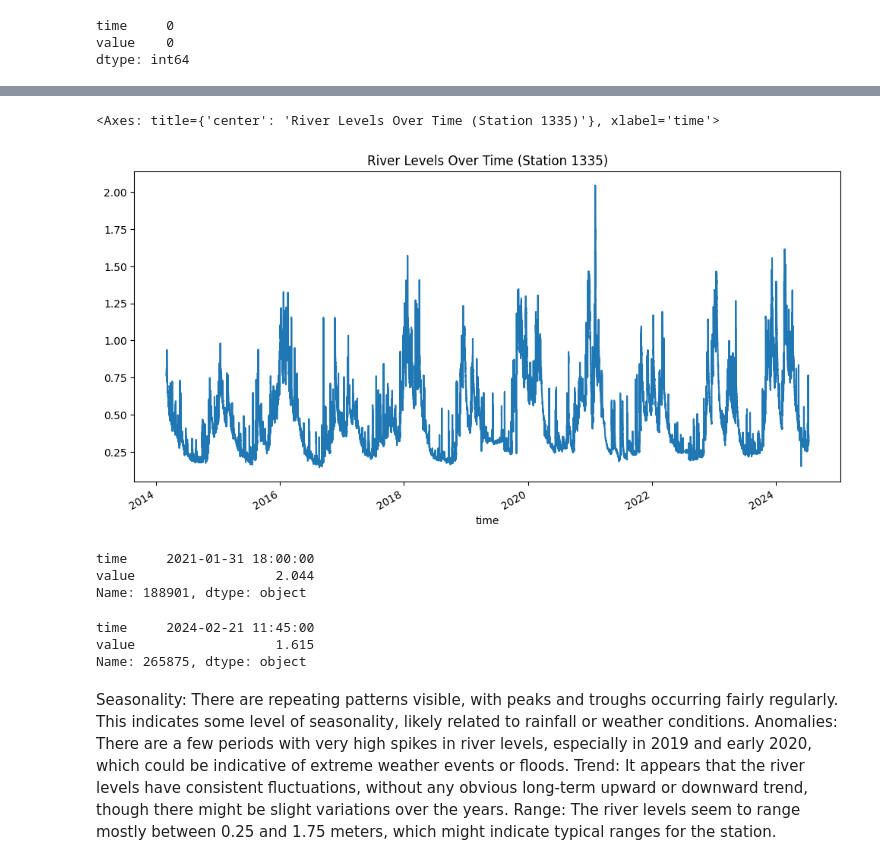
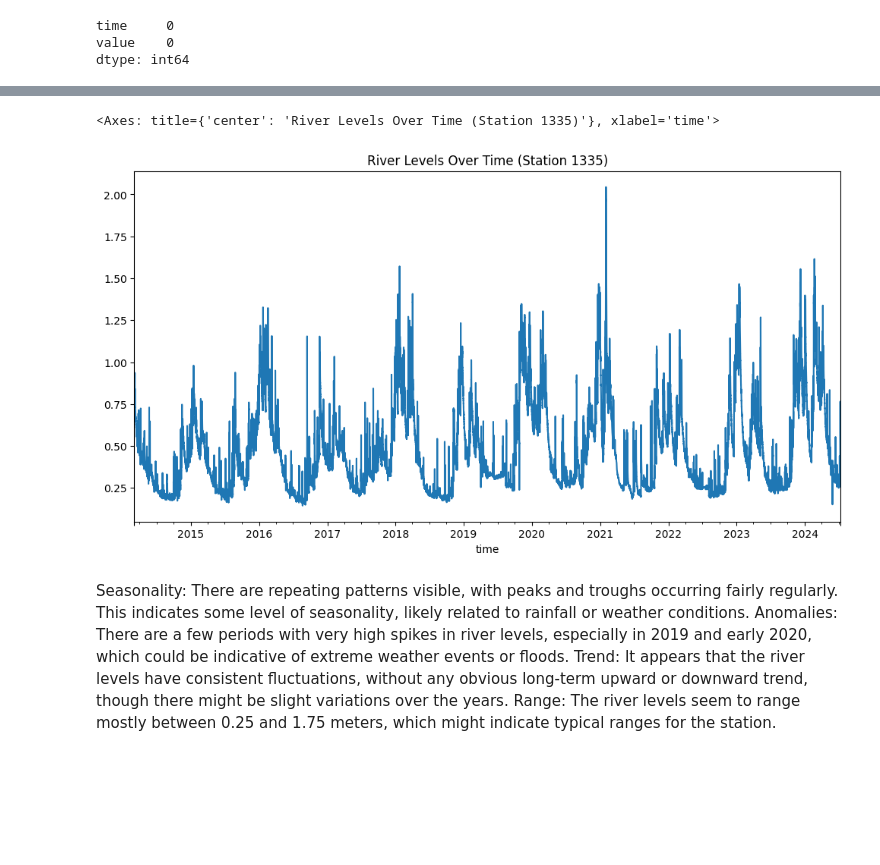
Before and after one commit to mishadcf/Flood-Prediction-Cornwall, a Jupyter notebook: notebooks/EDA.ipynb, the cells around one changed output, grey strips where cells are left out. Cells and saved outputs as stored; diff of their text form; code cells hidden in the pictures; blank space fills up the shorter version.

Commit message:
adds analysis on time features

```diff
--- a/notebooks/EDA.ipynb
+++ b/notebooks/EDA.ipynb
@@ -60,4 +62,4 @@ dtype: int64
 # %%
 station_1335['time'] = pd.to_datetime(station_1335['time']) # convert to datetime
 # %%
-station_1335['time'].info()
+station_1335.set_index('time', inplace=True)
@@ -138,0 +157,12 @@ station_1335.describe()
+# %%
+# Extracting time-related features
+
+station_1335['year'] = station_1335.index.year
+station_1335['month'] = station_1335.index.month
+station_1335.reset_index(inplace=True)
+station_1335['week'] = station_1335['time'].dt.isocalendar().week
+station_1335['hour'] = station_1335['time'].dt.hour
+station_1335['day'] = station_1335['time'].dt.dayofweek
+station_1335['day_str'] = station_1335['time'].dt.strftime('%a')
+station_1335['year_month'] = station_1335['time'].dt.strftime('%Y_%m')
+station_1335.set_index('time', inplace=True)
@@ -139,24 +181,5 @@ station_1335.describe()
 # %%
-station_1335.set_index('time')['value'].plot(figsize=(12, 6), title='River Levels Over Time (Station 1335)')
+station_1335['value'].plot(figsize=(12, 6), title='River Levels Over Time (Station 1335)') # does work well with nulls, can interpolate (cell above)
 # %% [output]
 <Axes: title={'center': 'River Levels Over Time (Station 1335)'}, xlabel='time'>
-[figure, old version]
+[figure, new version]
-# %%
-# Filter for rows in the year 2021
-station_1335_2021 = station_1335[station_1335['time'].dt.year == 2021]
-
-# Get the row with the maximum value for 2021
-max_value_row_2021 = station_1335_2021.loc[station_1335_2021['value'].idxmax(), ['time', 'value']]
-max_value_row_2021
-# %% [output]
-time     2021-01-31 18:00:00
-value                  2.044
-Name: 188901, dtype: object
-# %%
-station_1335_2024 = station_1335[station_1335['time'].dt.year == 2024]
-max_value_row_2024 = station_1335_2024.loc[station_1335_2024['value'].idxmax(), ['time', 'value']]
-max_value_row_2024
-# %% [output]
-time     2024-02-21 11:45:00
-value                  1.615
-Name: 265875, dtype: object
```
Also changed, not shown: parts of 42 cells of this notebook.
